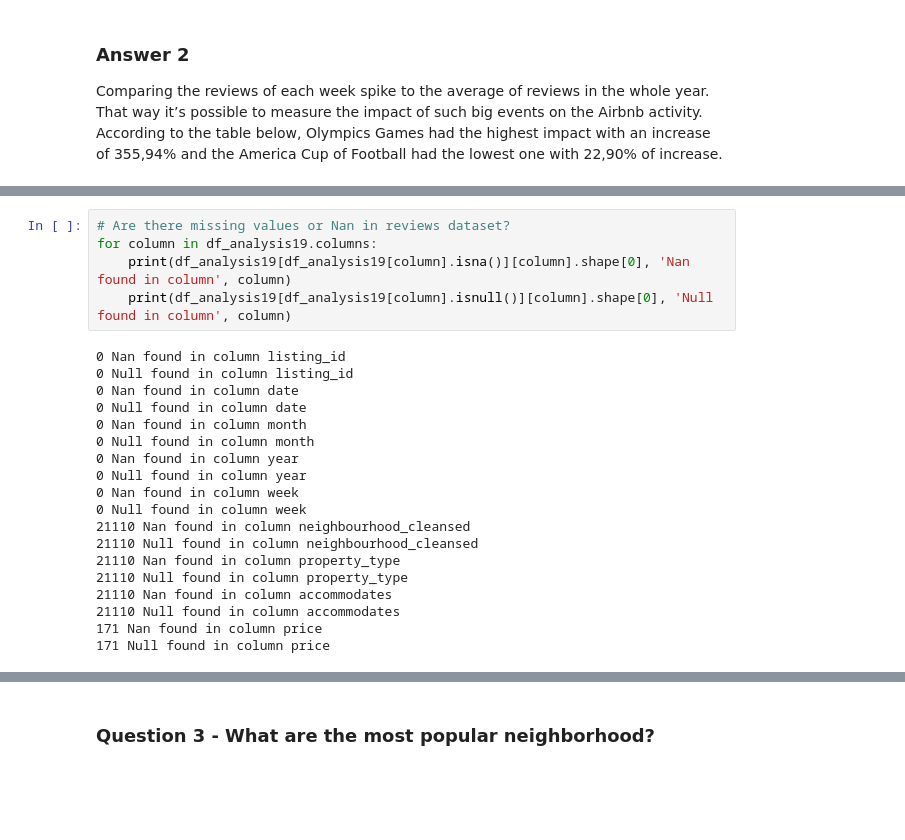
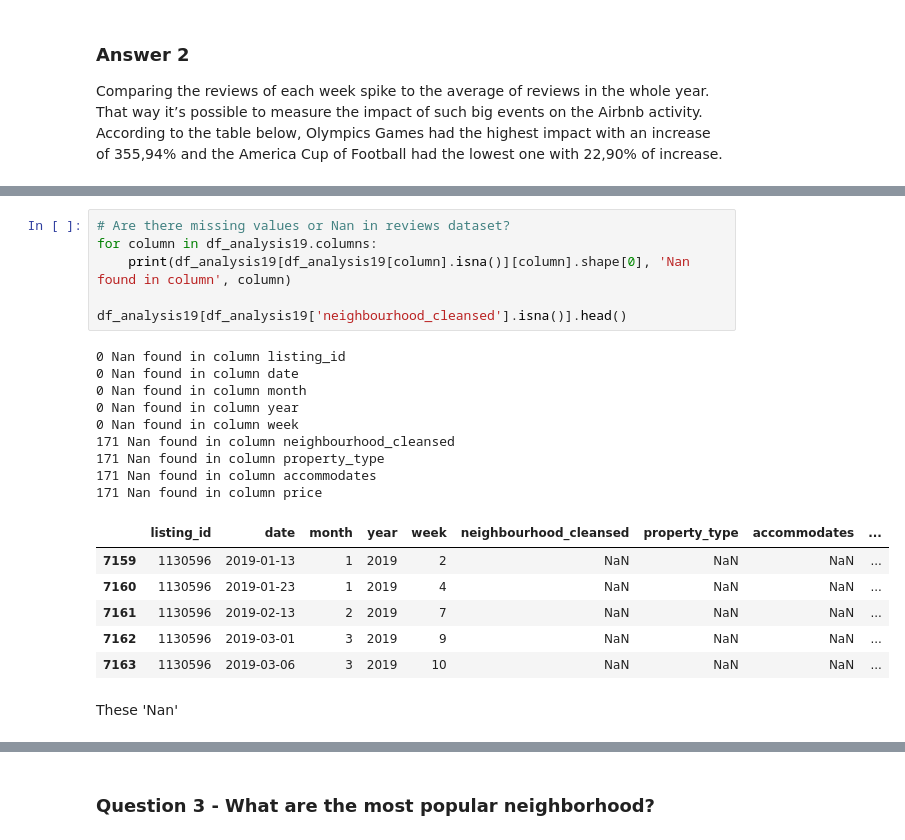
Before and after one commit to MarceloArrais/udacity-datascientist-nanodegree, a Jupyter notebook: rio-de-janeiro-airbnb/rio-de-janeiro.ipynb, the cells around one changed output, grey strips where cells are left out. Cells and saved outputs as stored; diff of their text form; blank space fills up the shorter version.

```diff
--- a/rio-de-janeiro-airbnb/rio-de-janeiro.ipynb
+++ b/rio-de-janeiro-airbnb/rio-de-janeiro.ipynb
@@ -216,24 +204,24 @@ df_analysis19.head()
 # %%
 # Are there missing values or Nan in reviews dataset?
 for column in df_analysis19.columns:
     print(df_analysis19[df_analysis19[column].isna()][column].shape[0], 'Nan found in column', column)
-    print(df_analysis19[df_analysis19[column].isnull()][column].shape[0], 'Null found in column', column)
+
+df_analysis19[df_analysis19['neighbourhood_cleansed'].isna()].head()
 # %% [output]
 0 Nan found in column listing_id
-0 Null found in column listing_id
 0 Nan found in column date
-0 Null found in column date
 0 Nan found in column month
-0 Null found in column month
 0 Nan found in column year
-0 Null found in column year
 0 Nan found in column week
-0 Null found in column week
-21110 Nan found in column neighbourhood_cleansed
-21110 Null found in column neighbourhood_cleansed
-21110 Nan found in column property_type
-21110 Null found in column property_type
-21110 Nan found in column accommodates
-21110 Null found in column accommodates
+171 Nan found in column neighbourhood_cleansed
+171 Nan found in column property_type
+171 Nan found in column accommodates
 171 Nan found in column price
-171 Null found in column price
+|  | listing_id | date | month | year | week | neighbourhood_cleansed | property_type | accommodates | ... |
+| 7159 | 1130596 | 2019-01-13 | 1 | 2019 | 2 | NaN | NaN | NaN | ... |
+| 7160 | 1130596 | 2019-01-23 | 1 | 2019 | 4 | NaN | NaN | NaN | ... |
+| 7161 | 1130596 | 2019-02-13 | 2 | 2019 | 7 | NaN | NaN | NaN | ... |
+| 7162 | 1130596 | 2019-03-01 | 3 | 2019 | 9 | NaN | NaN | NaN | ... |
+| 7163 | 1130596 | 2019-03-06 | 3 | 2019 | 10 | NaN | NaN | NaN | ... |
+# %% [markdown]
+These 'Nan'
```
Also changed, not shown: parts of 12 cells of this notebook.
